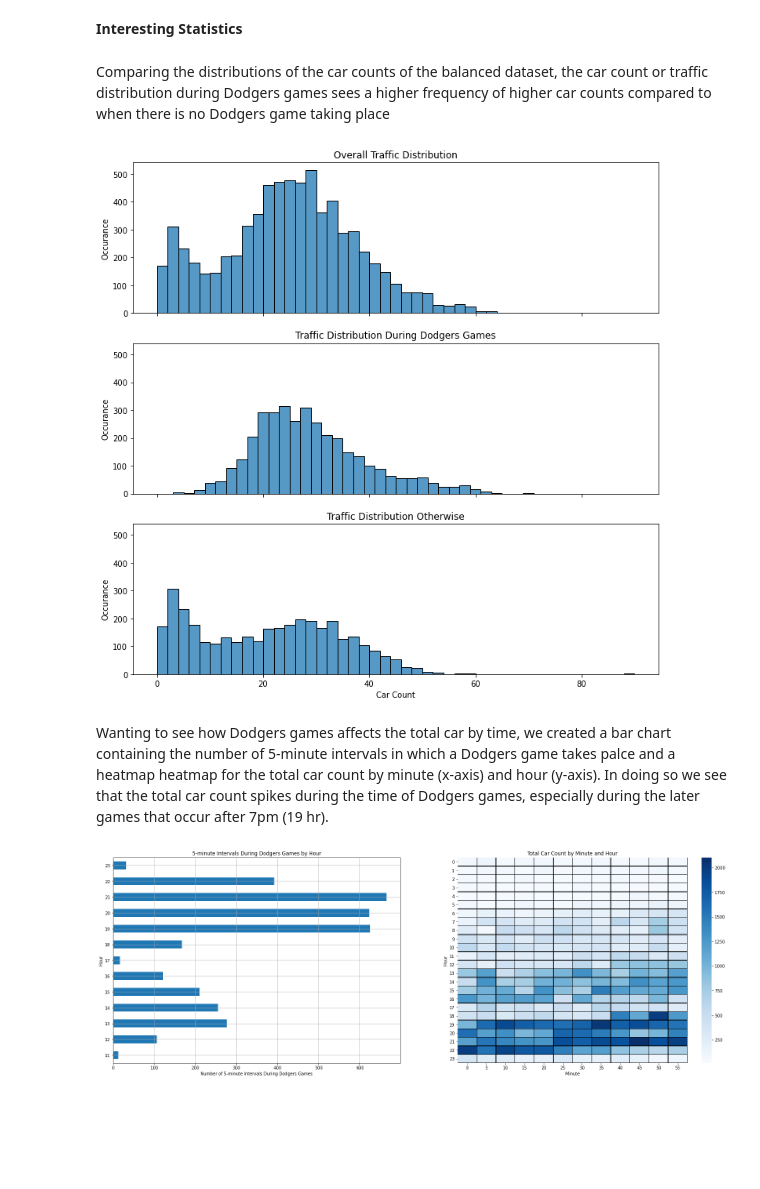
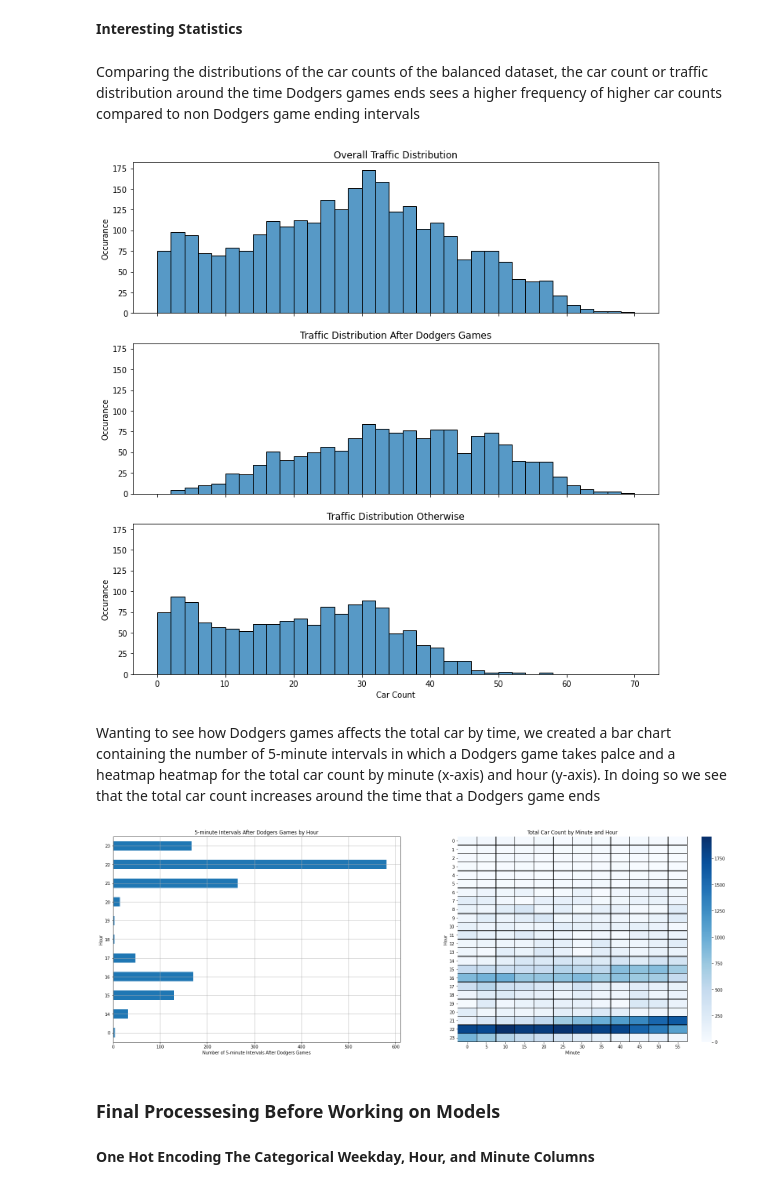
Before and after one commit to nromano2/DS160_Final_Project_NVR_TMM, a Jupyter notebook: DS160_Final_Project_NVR_TMM.ipynb, the cells around one changed output. Cells and saved outputs as stored; diff of their text form; code cells hidden in the pictures; blank space fills up the shorter version.

```diff
--- a/DS160_Final_Project_NVR_TMM.ipynb
+++ b/DS160_Final_Project_NVR_TMM.ipynb
@@ -310,0 +341,2 @@ df_traffic
+# %%
+df_traffic.drop(["Date"], axis=1, inplace=True)
@@ -363,9 +415,8 @@ Due to this drastic difference in the number of entries that occur when the Dodg
 # %%
-Game_Occuring = df_traffic.query("Game_Occurance == 1")
-No_Game_Occuring = df_traffic.query("Game_Occurance == 0")
-Game_Occuring_resampled = resample(Game_Occuring, n_samples = 3500)
-No_Game_Occuring_resampled = resample(No_Game_Occuring, n_samples = 3500)
-balanced_traffic = pd.concat([Game_Occuring_resampled, No_Game_Occuring_resampled], axis = 0)
+Game_Ended = df_traffic.query("Game_Ended == 1")
+No_Game_Ending = df_traffic.query("Game_Ended == 0")
+No_Game_Ending_resampled = resample(No_Game_Ending, n_samples = 1414)
+balanced_traffic = pd.concat([Game_Ended, No_Game_Ending_resampled], axis = 0)
 balanced_traffic.reset_index(drop = True, inplace=True)
 balanced_traffic
 
@@ -397,52 +463,56 @@ memory usage: 328.2 KB
 # %% [markdown]
 **Interesting Statistics**
 # %% [markdown]
-Comparing the distributions of the car counts of the balanced dataset, the car count or traffic distribution during Dodgers games sees a higher frequency of higher car counts compared to when there is no Dodgers game taking place
+Comparing the distributions of the car counts of the balanced dataset, the car count or traffic distribution around the time Dodgers games ends sees a higher frequency of higher car counts compared to non Dodgers game ending intervals
 # %%
 figure1, axes = plt.subplots(3,1, figsize=(12,12), sharex=True, sharey= True)
 sns.histplot(data=balanced_traffic, x="Traffic_flow", binwidth = 2, ax=axes[0]).set(title = "Overall Traffic Distribution",
                                                                       xlabel = "Car Count",
                                                                       ylabel = "Occurance")
 
-sns.histplot(data=balanced_traffic.query("Game_Occurance == 1"), x="Traffic_flow", binwidth = 2, ax=axes[1]).set(
-    title = "Traffic Distribution During Dodgers Games",
+sns.histplot(data=balanced_traffic.query("Game_Ended == 1"), x="Traffic_flow", binwidth = 2, ax=axes[1]).set(
+    title = "Traffic Distribution After Dodgers Games",
     xlabel = "Car Count",
     ylabel = "Occurance")
 
-sns.histplot(data=balanced_traffic.query("Game_Occurance == 0"), x="Traffic_flow", binwidth = 2, ax=axes[2]).set(
+sns.histplot(data=balanced_traffic.query("Game_Ended == 0"), x="Traffic_flow", binwidth = 2, ax=axes[2]).set(
     title = "Traffic Distribution Otherwise",
     xlabel = "Car Count",
     ylabel = "Occurance")
 
 plt.savefig('Traffic_Count_Distributions.png', bbox_inches='tight')
 # %% [output]
-[figure, old version]
+[figure, new version]
 # %% [markdown]
-Wanting to see how Dodgers games affects the total car by time, we created a bar chart containing the number of 5-minute intervals in which a Dodgers game takes palce and a heatmap heatmap for the total car count by minute (x-axis) and hour (y-axis). In doing so we see that the total car count spikes during the time of Dodgers games, especially during the later games that occur after 7pm (19 hr).
+Wanting to see how Dodgers games affects the total car by time, we created a bar chart containing the number of 5-minute intervals in which a Dodgers game takes palce and a heatmap heatmap for the total car count by minute (x-axis) and hour (y-axis). In doing so we see that the total car count increases around the time that a Dodgers game ends
 # %%
 #Heat map preperations
-traffic_table = pd.DataFrame(balanced_traffic.Traffic_flow.groupby([balanced_traffic.Date.dt.hour,balanced_traffic.Date.dt.minute]).sum())
+traffic_table = pd.DataFrame(balanced_traffic.Traffic_flow.groupby([balanced_traffic.Hour,balanced_traffic.Minute]).sum())
 traffic_table.rename_axis(["hour", "minute"], inplace=True)
 traffic_table = traffic_table.reset_index()
 traffic_table = traffic_table.pivot("hour", "minute", "Traffic_flow")
 # %%
-Gametime_hours = balanced_traffic.query("Game_Occurance == 1").Hour.groupby(balanced_traffic.query("Game_Occurance == 1").Hour).count()
+Game_ending_hours = balanced_traffic.query("Game_Ended == 1").Hour.groupby(balanced_traffic.query("Game_Ended == 1").Hour).count()
 # %%
 figure2 = plt.figure(figsize=(27,9))
 
 ax1 = figure2.add_subplot(121)
-Gametime_hours.plot(kind="barh", grid=True)
-plt.title("5-minute Intervals During Dodgers Games by Hour")
+Game_ending_hours.plot(kind="barh", grid=True)
+plt.title("5-minute Intervals After Dodgers Games by Hour")
 plt.ylabel("Hour")
-plt.xlabel("Number of 5-minute Intervals During Dodgers Games")
+plt.xlabel("Number of 5-minute Intervals After Dodgers Games")
 
 ax2 = figure2.add_subplot(122)
 sns.heatmap(traffic_table, cmap='Blues', linewidths=.5, linecolor='black')
 plt.title("Total Car Count by Minute and Hour")
 plt.ylabel("Hour")
 plt.xlabel("Minute")
 plt.yticks(rotation=0)
 
-plt.savefig('Game_Occurance_Intervals_and_Total_Traffic_Count.png', bbox_inches='tight')
+plt.savefig('Game_Ending_Intervals_and_Total_Traffic_Count.png', bbox_inches='tight')
 # %% [output]
-[figure, old version]
+[figure, new version]
+# %% [markdown]
+### Final Processesing Before Working on Models
+# %% [markdown]
+**One Hot Encoding The Categorical Weekday, Hour, and Minute Columns**
```
Also changed, not shown: parts of 74 cells of this notebook.
